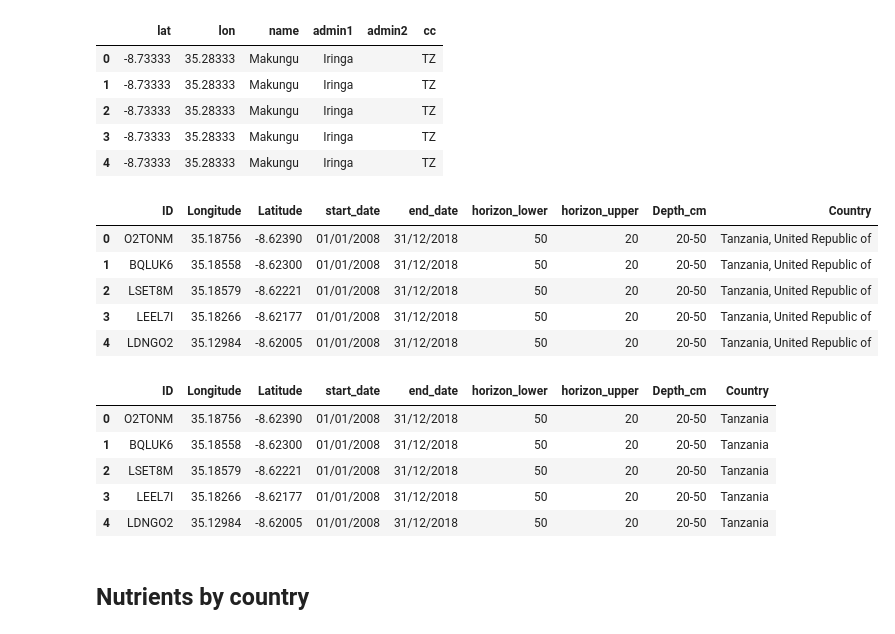
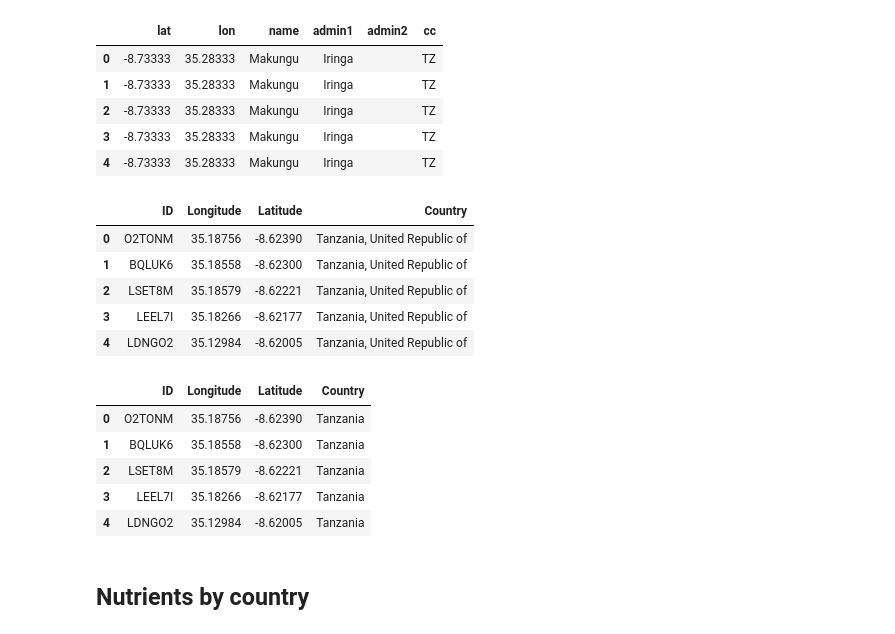
Before and after one commit to lucknera/projekt_interdyscyplinarny, a Jupyter notebook: models/olek-fe.ipynb, the cells around one changed output. Drawn from its saved outputs; the diff is of its cells as text; code cells hidden in the pictures.

```diff
--- a/models/olek-fe.ipynb
+++ b/models/olek-fe.ipynb
@@ -32,3 +32,8 @@ data_test.head()
 | 2 | T50LK1 | -0.629 | 37.126 | 0-20 | 0.0 | 0.0 | 0.0 | 0.0 | 0.0 | ... |
 | 3 | FNLYT0 | -0.351 | 35.308 | 0-20 | 0.0 | 0.0 | 0.0 | 0.0 | 0.0 | ... |
 | 4 | FP5E12 | -1.894 | 36.987 | 0-20 | 0.0 | 0.0 | 0.0 | 0.0 | 0.0 | ... |
+# %%
+# mergind train and test data
+df = pd.concat([data_train, data_test], ignore_index=True)
+df = df[["ID", "Longitude", "Latitude"]]
+df.shape
@@ -40,7 +47,7 @@ data_test.head()
 import reverse_geocoder as rg
 import pycountry
 # %%
-coordinates = list(zip(features["Latitude"], features["Longitude"]))
+coordinates = list(zip(df["Latitude"], df["Longitude"]))
 locations = rg.search(coordinates)
 locations_df = pd.DataFrame(locations)
 locations_df.head()
@@ -60,25 +67,25 @@ def get_country_name(country_code):
     except:
         return "Unknown"
 # %%
-features["Country"] = locations_df["cc"].apply(get_country_name)
-features.head()
+df["Country"] = locations_df["cc"].apply(get_country_name)
+df.head()
 # %% [output]
-|  | ID | Longitude | Latitude | start_date | end_date | horizon_lower | horizon_upper | Depth_cm | Country |
-| 0 | O2TONM | 35.18756 | -8.62390 | 01/01/2008 | 31/12/2018 | 50 | 20 | 20-50 | Tanzania, United Republic of |
-| 1 | BQLUK6 | 35.18558 | -8.62300 | 01/01/2008 | 31/12/2018 | 50 | 20 | 20-50 | Tanzania, United Republic of |
-| 2 | LSET8M | 35.18579 | -8.62221 | 01/01/2008 | 31/12/2018 | 50 | 20 | 20-50 | Tanzania, United Republic of |
-| 3 | LEEL7I | 35.18266 | -8.62177 | 01/01/2008 | 31/12/2018 | 50 | 20 | 20-50 | Tanzania, United Republic of |
-| 4 | LDNGO2 | 35.12984 | -8.62005 | 01/01/2008 | 31/12/2018 | 50 | 20 | 20-50 | Tanzania, United Republic of |
+|  | ID | Longitude | Latitude | Country |
+| 0 | O2TONM | 35.18756 | -8.62390 | Tanzania, United Republic of |
+| 1 | BQLUK6 | 35.18558 | -8.62300 | Tanzania, United Republic of |
+| 2 | LSET8M | 35.18579 | -8.62221 | Tanzania, United Republic of |
+| 3 | LEEL7I | 35.18266 | -8.62177 | Tanzania, United Republic of |
+| 4 | LDNGO2 | 35.12984 | -8.62005 | Tanzania, United Republic of |
 # %%
-features["Country"] = features["Country"].replace("Tanzania, United Republic of", "Tanzania")
-features.head()
+df["Country"] = df["Country"].replace("Tanzania, United Republic of", "Tanzania")
+df.head()
 # %% [output]
-|  | ID | Longitude | Latitude | start_date | end_date | horizon_lower | horizon_upper | Depth_cm | Country |
-| 0 | O2TONM | 35.18756 | -8.62390 | 01/01/2008 | 31/12/2018 | 50 | 20 | 20-50 | Tanzania |
-| 1 | BQLUK6 | 35.18558 | -8.62300 | 01/01/2008 | 31/12/2018 | 50 | 20 | 20-50 | Tanzania |
-| 2 | LSET8M | 35.18579 | -8.62221 | 01/01/2008 | 31/12/2018 | 50 | 20 | 20-50 | Tanzania |
-| 3 | LEEL7I | 35.18266 | -8.62177 | 01/01/2008 | 31/12/2018 | 50 | 20 | 20-50 | Tanzania |
-| 4 | LDNGO2 | 35.12984 | -8.62005 | 01/01/2008 | 31/12/2018 | 50 | 20 | 20-50 | Tanzania |
+|  | ID | Longitude | Latitude | Country |
+| 0 | O2TONM | 35.18756 | -8.62390 | Tanzania |
+| 1 | BQLUK6 | 35.18558 | -8.62300 | Tanzania |
+| 2 | LSET8M | 35.18579 | -8.62221 | Tanzania |
+| 3 | LEEL7I | 35.18266 | -8.62177 | Tanzania |
+| 4 | LDNGO2 | 35.12984 | -8.62005 | Tanzania |
 # %% [markdown]
 ## Nutrients by country
 # %%
```
Also changed, not shown: parts of 11 cells of this notebook, 3 other files.
